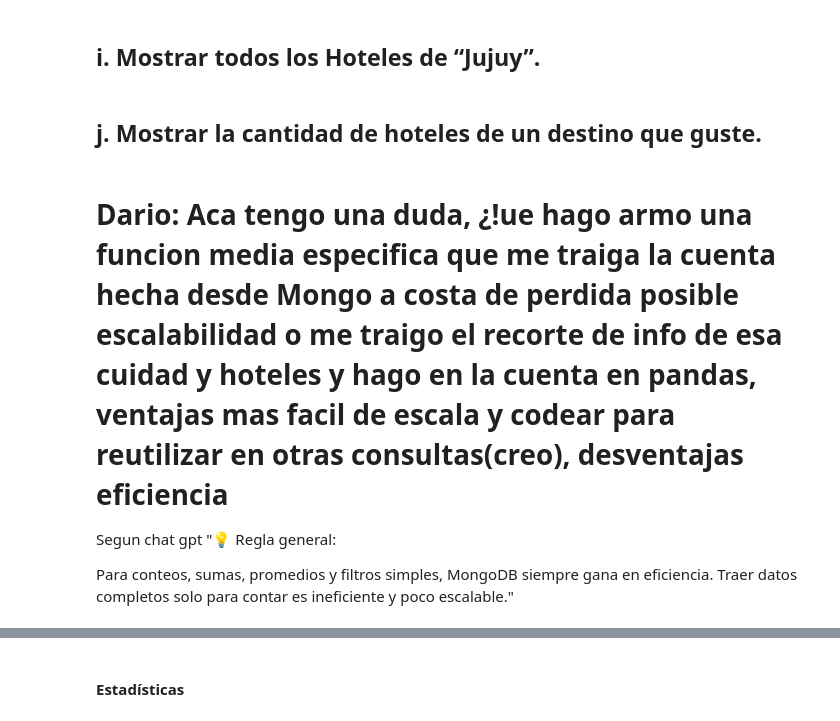
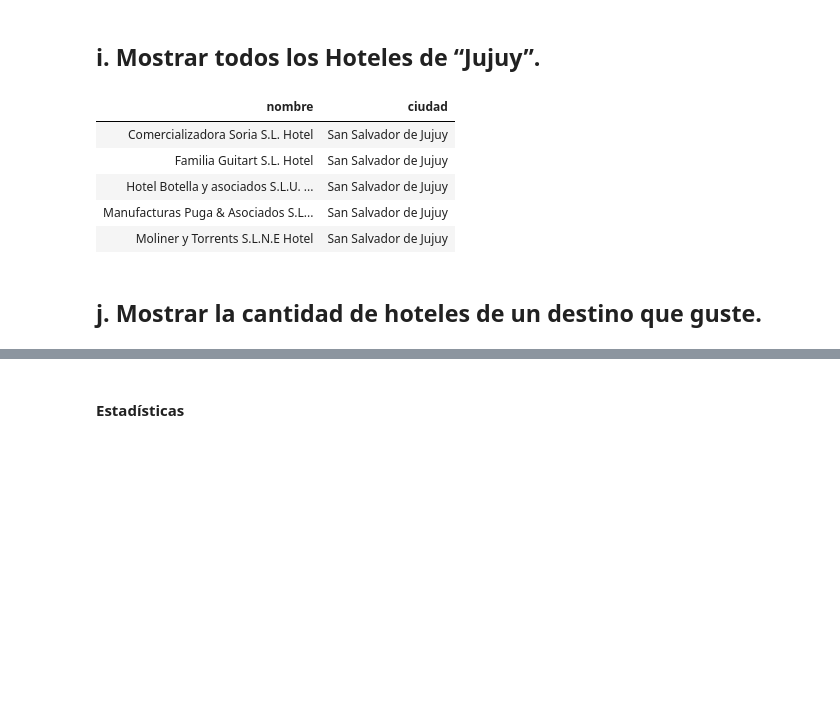
Before and after one commit to dariomicheli/BaseDatos, a Jupyter notebook: notebooks/Consultas.ipynb, the cells around one changed output, grey strips where cells are left out. Drawn from its saved outputs; the diff is of its cells as text; code cells hidden in the pictures; blank space fills up the shorter version.

Commit message:
se agregan resolucion de puntos de consultas

```diff
--- a/notebooks/Consultas.ipynb
+++ b/notebooks/Consultas.ipynb
@@ -179,37 +309,30 @@ else:
 # %%
 nombre_base = "clase"
 coleccion = "hoteles"
+ciudad = "San Salvador de Jujuy"
+filtro = {"ciudad": ciudad}
+proyeccion = {"_id": 0, "nombre": 1, "ciudad": 1, "direccion": 1}
 
-# Lista de destinos recomendados
-ciudad = ["San Salvador de Jujuy"]
+cursor = mongo.obtener_cursor(
+    nombre_base=nombre_base,
+    nombre_coleccion=coleccion,
+    filtro=filtro,
+    proyeccion=proyeccion
+)
 
-if not lista_destinos:
-    print("No hay destinos recomendados disponibles.")
+df_hoteles = pd.DataFrame(list(cursor))
+
+if not df_hoteles.empty:
+    df_ordenado = df_hoteles.sort_values(by="nombre")
+    display(df_ordenado.style.hide(axis="index"))
 else:
-    filtro = {"ciudad": {"$in": ciudad}}
-    proyeccion = {"_id": 0, "nombre": 1, "ciudad": 1, "direccion": 1}
-
-    # Obtener datos de Mongo y convertir a DataFrame
-    cursor = mongo.obtener_cursor(
-        nombre_base=nombre_base,
-        nombre_coleccion=coleccion,
-        filtro=filtro,
-        proyeccion=proyeccion
-    )
-
-    hoteles = pd.DataFrame(list(cursor))
-
-    if hoteles.empty:
-        print("No se encontraron hoteles en los destinos recomendados.")
-    else:
-        # Ordenar por ciudad y luego por nombre de hotel
-        hoteles.sort_values(by=["nombre"], inplace=True)
-        print(hoteles.to_string(index=False))
+     print("No se encontraron hoteles en los destinos recomendados.")
+# %% [output]
+| nombre | ciudad |
+| Comercializadora Soria S.L. Hotel | San Salvador de Jujuy |
+| Familia Guitart S.L. Hotel | San Salvador de Jujuy |
+| Hotel Botella y asociados S.L.U. ... | San Salvador de Jujuy |
+| Manufacturas Puga & Asociados S.L... | San Salvador de Jujuy |
+| Moliner y Torrents S.L.N.E Hotel | San Salvador de Jujuy |
 # %% [markdown]
 ## j. Mostrar la cantidad de hoteles de un destino que guste.
-# %% [markdown]
-# Dario: Aca tengo una duda, ¿!ue hago armo una funcion media especifica que me traiga la cuenta hecha desde Mongo a costa de perdida posible escalabilidad o me traigo el recorte de info de esa cuidad y hoteles y hago en la cuenta en pandas, ventajas mas facil de escala y codear para reutilizar en otras consultas(creo), desventajas  eficiencia
-
-Segun chat gpt "💡 Regla general:
-
-Para conteos, sumas, promedios y filtros simples, MongoDB siempre gana en eficiencia. Traer datos completos solo para contar es ineficiente y poco escalable."
```
Also changed, not shown: parts of 23 cells of this notebook, 1 other file.
